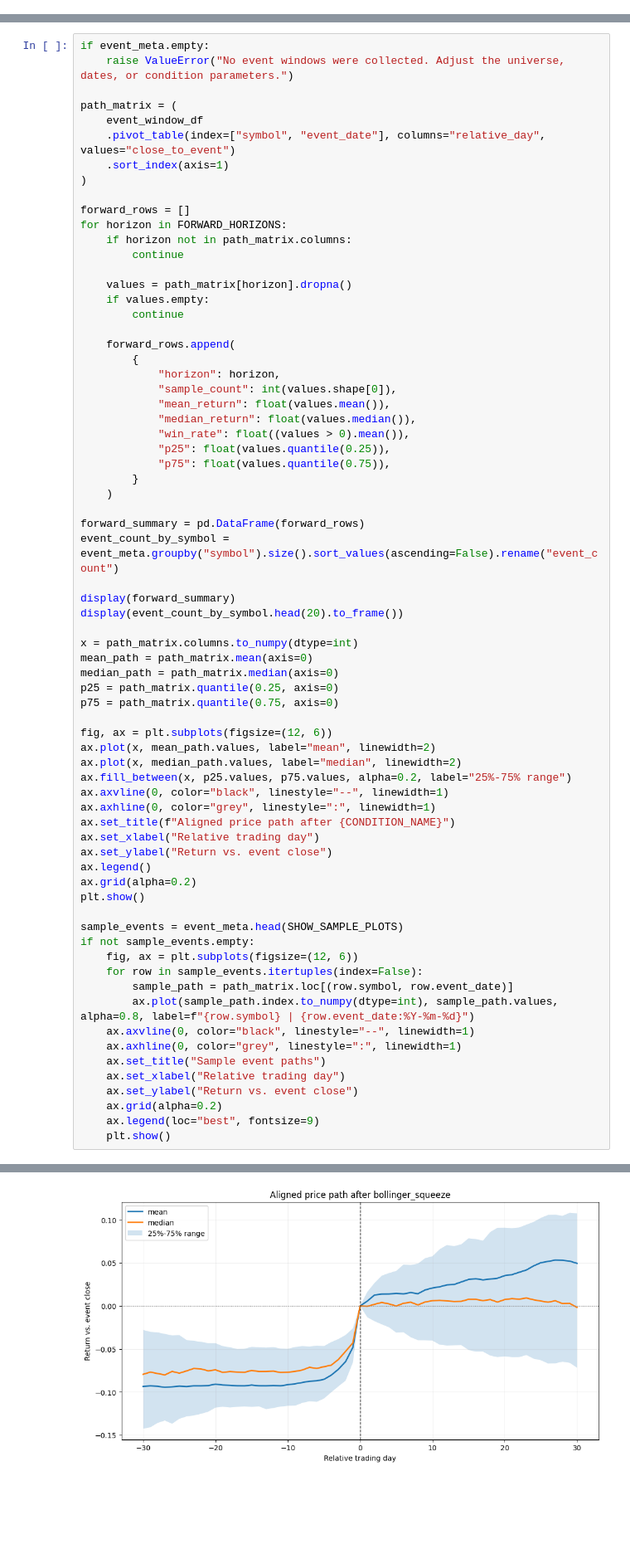
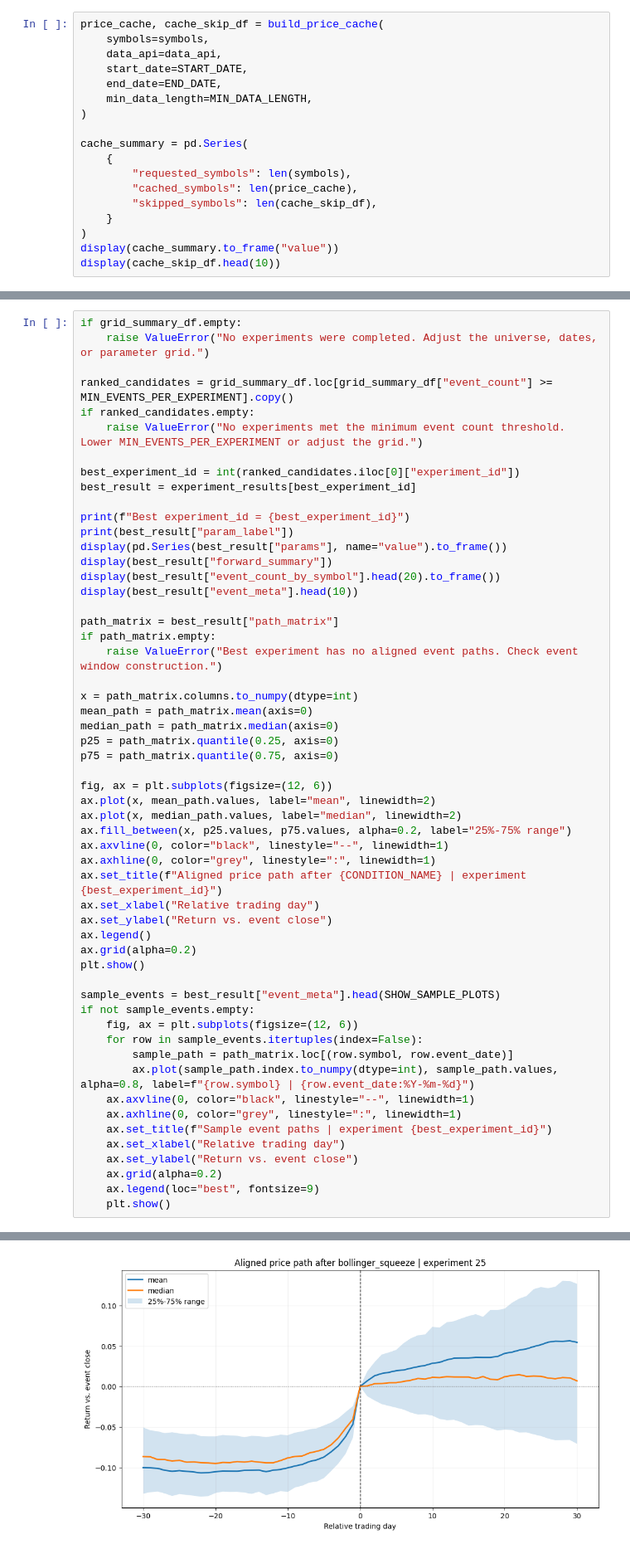
Before and after one commit to Baageer/quant_system, a Jupyter notebook: research/notebooks/price_pattern_event_study.ipynb, the cells around one changed output, grey strips where cells are left out. Shown at 83% size. Cells and saved outputs as stored; diff of their text form; blank space fills up the shorter version.

Commit message:
update price pattern event study

```diff
--- a/research/notebooks/price_pattern_event_study.ipynb
+++ b/research/notebooks/price_pattern_event_study.ipynb
@@ -622,0 +676,18 @@ Skipped symbols: 2
+# %%
+price_cache, cache_skip_df = build_price_cache(
+    symbols=symbols,
+    data_api=data_api,
+    start_date=START_DATE,
+    end_date=END_DATE,
+    min_data_length=MIN_DATA_LENGTH,
+)
+
+cache_summary = pd.Series(
+    {
+        "requested_symbols": len(symbols),
+        "cached_symbols": len(price_cache),
+        "skipped_symbols": len(cache_skip_df),
+    }
+)
+display(cache_summary.to_frame("value"))
+display(cache_skip_df.head(10))
@@ -623,39 +796,24 @@ Skipped symbols: 2
 # %%
-if event_meta.empty:
-    raise ValueError("No event windows were collected. Adjust the universe, dates, or condition parameters.")
+if grid_summary_df.empty:
+    raise ValueError("No experiments were completed. Adjust the universe, dates, or parameter grid.")
 
-path_matrix = (
-    event_window_df
-    .pivot_table(index=["symbol", "event_date"], columns="relative_day", values="close_to_event")
-    .sort_index(axis=1)
-)
+ranked_candidates = grid_summary_df.loc[grid_summary_df["event_count"] >= MIN_EVENTS_PER_EXPERIMENT].copy()
+if ranked_candidates.empty:
+    raise ValueError("No experiments met the minimum event count threshold. Lower MIN_EVENTS_PER_EXPERIMENT or adjust the grid.")
 
-forward_rows = []
-for horizon in FORWARD_HORIZONS:
-    if horizon not in path_matrix.columns:
-        continue
+best_experiment_id = int(ranked_candidates.iloc[0]["experiment_id"])
+best_result = experiment_results[best_experiment_id]
 
-    values = path_matrix[horizon].dropna()
-    if values.empty:
-        continue
+print(f"Best experiment_id = {best_experiment_id}")
+print(best_result["param_label"])
+display(pd.Series(best_result["params"], name="value").to_frame())
+display(best_result["forward_summary"])
+display(best_result["event_count_by_symbol"].head(20).to_frame())
+display(best_result["event_meta"].head(10))
 
-    forward_rows.append(
-        {
-            "horizon": horizon,
-            "sample_count": int(values.shape[0]),
-            "mean_return": float(values.mean()),
-            "median_return": float(values.median()),
-            "win_rate": float((values > 0).mean()),
-            "p25": float(values.quantile(0.25)),
-            "p75": float(values.quantile(0.75)),
-        }
-    )
-
-forward_summary = pd.DataFrame(forward_rows)
-event_count_by_symbol = event_meta.groupby("symbol").size().sort_values(ascending=False).rename("event_count")
-
-display(forward_summary)
-display(event_count_by_symbol.head(20).to_frame())
+path_matrix = best_result["path_matrix"]
+if path_matrix.empty:
+    raise ValueError("Best experiment has no aligned event paths. Check event window construction.")
 
 x = path_matrix.columns.to_numpy(dtype=int)
 mean_path = path_matrix.mean(axis=0)
@@ -669,14 +827,14 @@ ax.plot(x, median_path.values, label="median", linewidth=2)
 ax.fill_between(x, p25.values, p75.values, alpha=0.2, label="25%-75% range")
 ax.axvline(0, color="black", linestyle="--", linewidth=1)
 ax.axhline(0, color="grey", linestyle=":", linewidth=1)
-ax.set_title(f"Aligned price path after {CONDITION_NAME}")
+ax.set_title(f"Aligned price path after {CONDITION_NAME} | experiment {best_experiment_id}")
 ax.set_xlabel("Relative trading day")
 ax.set_ylabel("Return vs. event close")
 ax.legend()
 ax.grid(alpha=0.2)
 plt.show()
 
-sample_events = event_meta.head(SHOW_SAMPLE_PLOTS)
+sample_events = best_result["event_meta"].head(SHOW_SAMPLE_PLOTS)
 if not sample_events.empty:
     fig, ax = plt.subplots(figsize=(12, 6))
     for row in sample_events.itertuples(index=False):
@@ -684,7 +842,7 @@ if not sample_events.empty:
         ax.plot(sample_path.index.to_numpy(dtype=int), sample_path.values, alpha=0.8, label=f"{row.symbol} | {row.event_date:%Y-%m-%d}")
     ax.axvline(0, color="black", linestyle="--", linewidth=1)
     ax.axhline(0, color="grey", linestyle=":", linewidth=1)
-    ax.set_title("Sample event paths")
+    ax.set_title(f"Sample event paths | experiment {best_experiment_id}")
     ax.set_xlabel("Relative trading day")
     ax.set_ylabel("Return vs. event close")
     ax.grid(alpha=0.2)
@@ -718 +906 @@ if not sample_events.empty:
-[figure, old version]
+[figure, new version]
```
Also changed, not shown: parts of 12 cells of this notebook, 1 other file.
